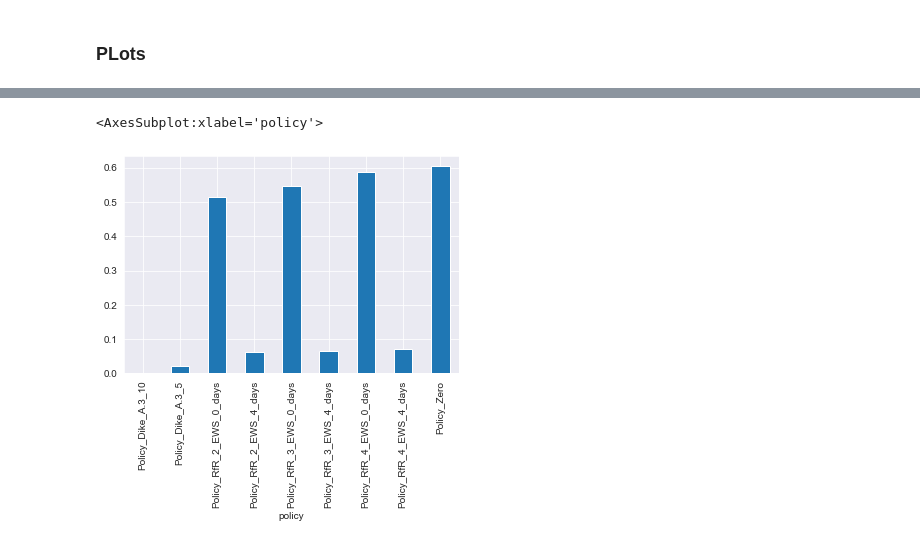
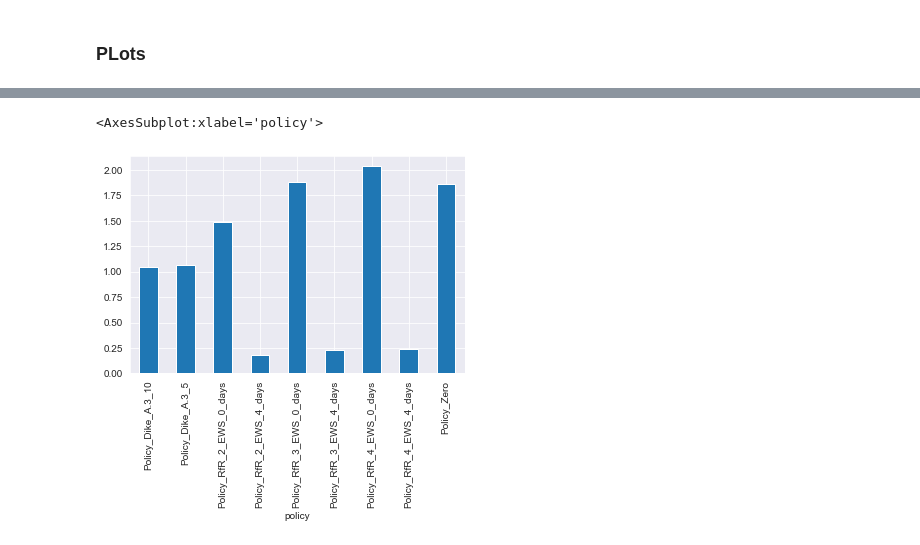
Before and after one commit to hannadenekamp/modelbased, a Jupyter notebook: Problem Formulations.ipynb, the cells around one changed output, grey strips where cells are left out. Saved outputs shown, nothing was run; the diff lists cells and outputs as text; code cells hidden in the pictures.

Commit message:
Test some policies with problem_formulation 2

```diff
--- a/Problem Formulations.ipynb
+++ b/Problem Formulations.ipynb
@@ -44,7 +44,7 @@ ema_logging.log_to_stderr(ema_logging.INFO)
 Important cell below, here you can choose the problem formulation number, between 0-5
 each problem formulation has its own list of outcomes
 # %%
-used_problem_formulation = 3
+used_problem_formulation = 2
 
 dike_model, planning_steps = get_model_for_problem_formulation(used_problem_formulation)
 # %%
@@ -212,10 +219,8 @@ agg_par = ["mean", "min", "max", q05, q95]
 
 # Create a dictionary with what outcome values are aggegrated with which functions
 agg_dict = {
-    "A.3 Total Costs": agg_par,
-    "A.3_Expected Number of Deaths": agg_par,
-    "RfR Total Costs": agg_par,
-    "Expected Evacuation Costs": agg_par,
+    "Expected Annual Damage": agg_par,
+    "Expected Number of Deaths": agg_par,
 }
 # Create new dataframe with the aggegrated data per policy
 TCA_df = group_df.agg(agg_dict)
@@ -238,5 +248,5 @@ TCA_df
 # %%
-TCA_df["A.3_Expected Number of Deaths"]["mean"].plot.bar()
+TCA_df["Expected Number of Deaths"]["mean"].plot.bar()
 # %% [output]
 <AxesSubplot:xlabel='policy'>
-[figure, old version]
+[figure, new version]
```
Also changed, not shown: parts of 6 cells of this notebook.
